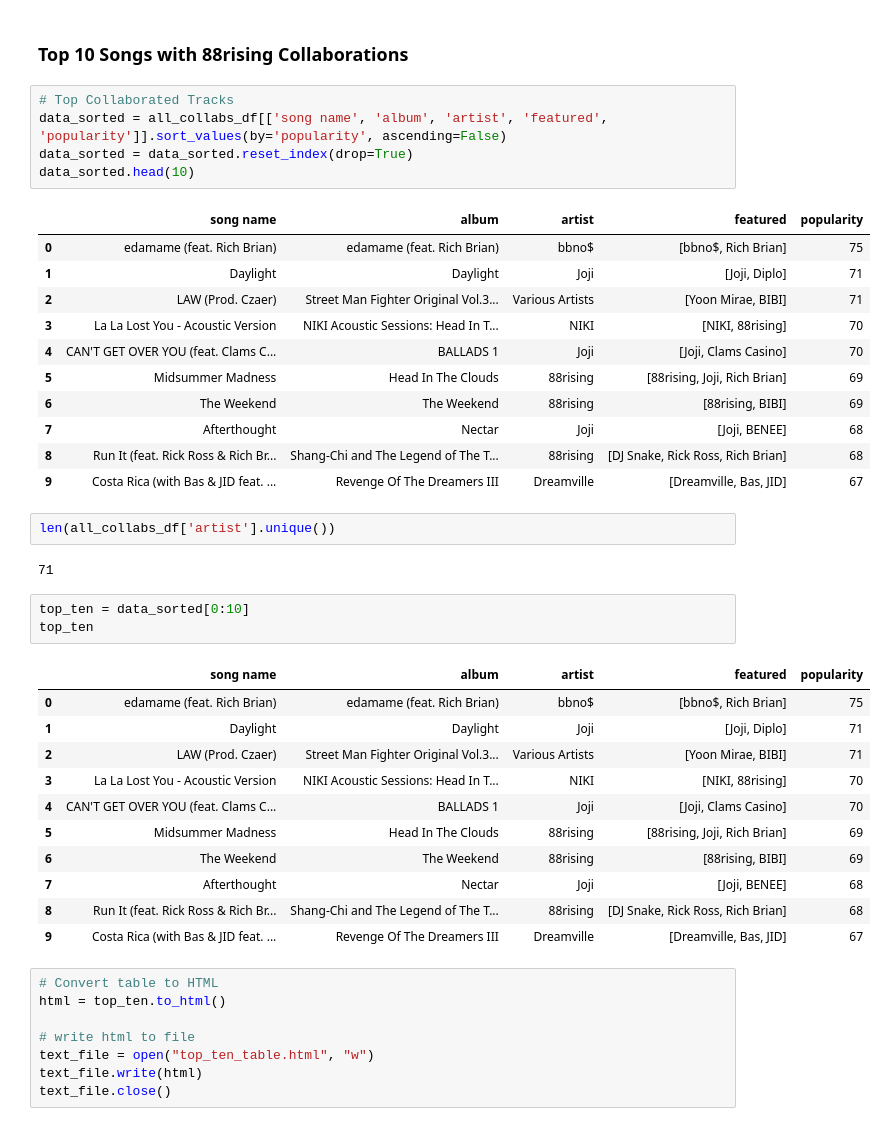
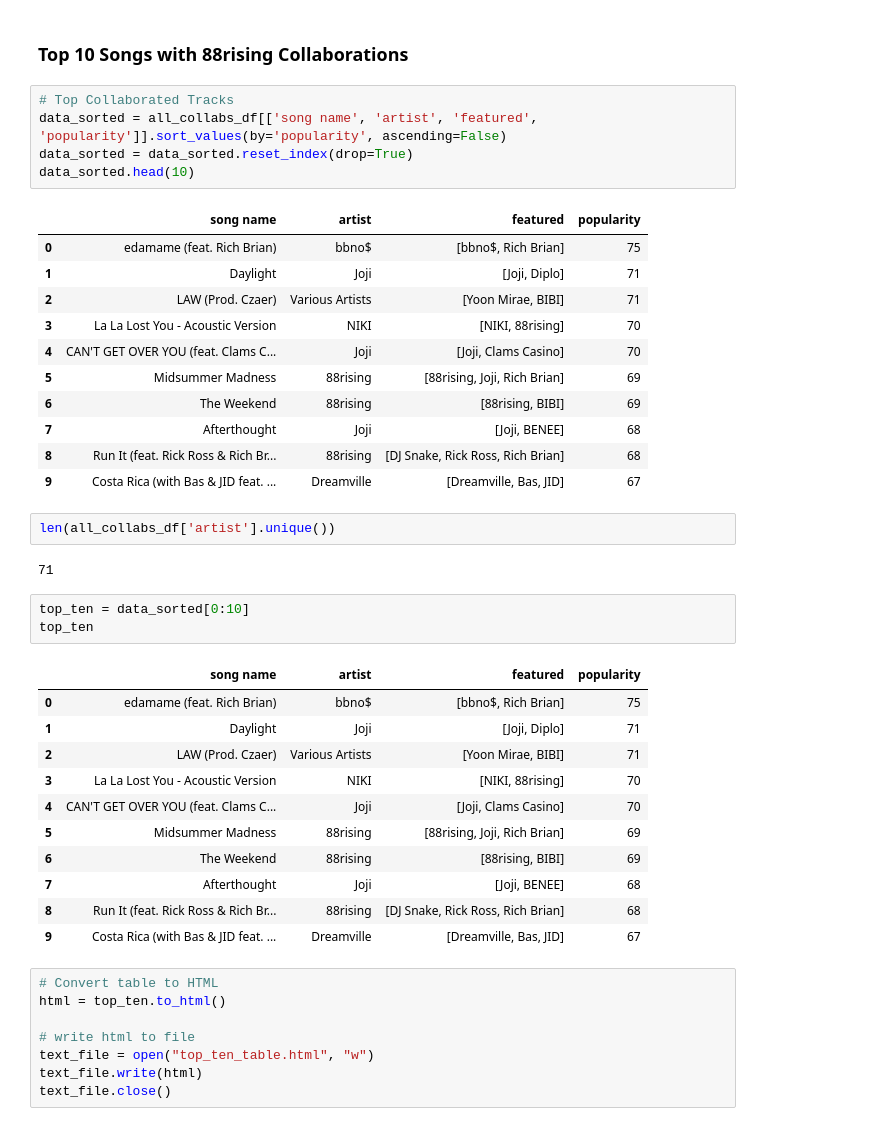
Before and after one commit to jeugenio103/Project-3, a Jupyter notebook: Collabs/collabs_analysis.ipynb, the cells around one changed output. Drawn from its saved outputs; the diff is of its cells as text.

```diff
--- a/Collabs/collabs_analysis.ipynb
+++ b/Collabs/collabs_analysis.ipynb
@@ -753,21 +753,21 @@ fig.show()
 ### Top 10 Songs with 88rising Collaborations
 # %%
 # Top Collaborated Tracks
-data_sorted = all_collabs_df[['song name', 'album', 'artist', 'featured', 'popularity']].sort_values(by='popularity', ascending=False)
+data_sorted = all_collabs_df[['song name', 'artist', 'featured', 'popularity']].sort_values(by='popularity', ascending=False)
 data_sorted = data_sorted.reset_index(drop=True)
 data_sorted.head(10)
 # %% [output]
-|  | song name | album | artist | featured | popularity |
-| 0 | edamame (feat. Rich Brian) | edamame (feat. Rich Brian) | bbno$ | [bbno$, Rich Brian] | 75 |
-| 1 | Daylight | Daylight | Joji | [Joji, Diplo] | 71 |
-| 2 | LAW (Prod. Czaer) | Street Man Fighter Original Vol.3... | Various Artists | [Yoon Mirae, BIBI] | 71 |
-| 3 | La La Lost You - Acoustic Version | NIKI Acoustic Sessions: Head In T... | NIKI | [NIKI, 88rising] | 70 |
-| 4 | CAN'T GET OVER YOU (feat. Clams C... | BALLADS 1 | Joji | [Joji, Clams Casino] | 70 |
-| 5 | Midsummer Madness | Head In The Clouds | 88rising | [88rising, Joji, Rich Brian] | 69 |
-| 6 | The Weekend | The Weekend | 88rising | [88rising, BIBI] | 69 |
-| 7 | Afterthought | Nectar | Joji | [Joji, BENEE] | 68 |
-| 8 | Run It (feat. Rick Ross & Rich Br... | Shang-Chi and The Legend of The T... | 88rising | [DJ Snake, Rick Ross, Rich Brian] | 68 |
-| 9 | Costa Rica (with Bas & JID feat. ... | Revenge Of The Dreamers III | Dreamville | [Dreamville, Bas, JID] | 67 |
+|  | song name | artist | featured | popularity |
+| 0 | edamame (feat. Rich Brian) | bbno$ | [bbno$, Rich Brian] | 75 |
+| 1 | Daylight | Joji | [Joji, Diplo] | 71 |
+| 2 | LAW (Prod. Czaer) | Various Artists | [Yoon Mirae, BIBI] | 71 |
+| 3 | La La Lost You - Acoustic Version | NIKI | [NIKI, 88rising] | 70 |
+| 4 | CAN'T GET OVER YOU (feat. Clams C... | Joji | [Joji, Clams Casino] | 70 |
+| 5 | Midsummer Madness | 88rising | [88rising, Joji, Rich Brian] | 69 |
+| 6 | The Weekend | 88rising | [88rising, BIBI] | 69 |
+| 7 | Afterthought | Joji | [Joji, BENEE] | 68 |
+| 8 | Run It (feat. Rick Ross & Rich Br... | 88rising | [DJ Snake, Rick Ross, Rich Brian] | 68 |
+| 9 | Costa Rica (with Bas & JID feat. ... | Dreamville | [Dreamville, Bas, JID] | 67 |
 # %%
 len(all_collabs_df['artist'].unique())
 # %% [output]
@@ -776,17 +776,17 @@ len(all_collabs_df['artist'].unique())
 top_ten = data_sorted[0:10]
 top_ten
 # %% [output]
-|  | song name | album | artist | featured | popularity |
-| 0 | edamame (feat. Rich Brian) | edamame (feat. Rich Brian) | bbno$ | [bbno$, Rich Brian] | 75 |
-| 1 | Daylight | Daylight | Joji | [Joji, Diplo] | 71 |
-| 2 | LAW (Prod. Czaer) | Street Man Fighter Original Vol.3... | Various Artists | [Yoon Mirae, BIBI] | 71 |
-| 3 | La La Lost You - Acoustic Version | NIKI Acoustic Sessions: Head In T... | NIKI | [NIKI, 88rising] | 70 |
-| 4 | CAN'T GET OVER YOU (feat. Clams C... | BALLADS 1 | Joji | [Joji, Clams Casino] | 70 |
-| 5 | Midsummer Madness | Head In The Clouds | 88rising | [88rising, Joji, Rich Brian] | 69 |
-| 6 | The Weekend | The Weekend | 88rising | [88rising, BIBI] | 69 |
-| 7 | Afterthought | Nectar | Joji | [Joji, BENEE] | 68 |
-| 8 | Run It (feat. Rick Ross & Rich Br... | Shang-Chi and The Legend of The T... | 88rising | [DJ Snake, Rick Ross, Rich Brian] | 68 |
-| 9 | Costa Rica (with Bas & JID feat. ... | Revenge Of The Dreamers III | Dreamville | [Dreamville, Bas, JID] | 67 |
+|  | song name | artist | featured | popularity |
+| 0 | edamame (feat. Rich Brian) | bbno$ | [bbno$, Rich Brian] | 75 |
+| 1 | Daylight | Joji | [Joji, Diplo] | 71 |
+| 2 | LAW (Prod. Czaer) | Various Artists | [Yoon Mirae, BIBI] | 71 |
+| 3 | La La Lost You - Acoustic Version | NIKI | [NIKI, 88rising] | 70 |
+| 4 | CAN'T GET OVER YOU (feat. Clams C... | Joji | [Joji, Clams Casino] | 70 |
+| 5 | Midsummer Madness | 88rising | [88rising, Joji, Rich Brian] | 69 |
+| 6 | The Weekend | 88rising | [88rising, BIBI] | 69 |
+| 7 | Afterthought | Joji | [Joji, BENEE] | 68 |
+| 8 | Run It (feat. Rick Ross & Rich Br... | 88rising | [DJ Snake, Rick Ross, Rich Brian] | 68 |
+| 9 | Costa Rica (with Bas & JID feat. ... | Dreamville | [Dreamville, Bas, JID] | 67 |
 # %%
 # Convert table to HTML
 html = top_ten.to_html()
```
Also changed, not shown: 3 other files.
